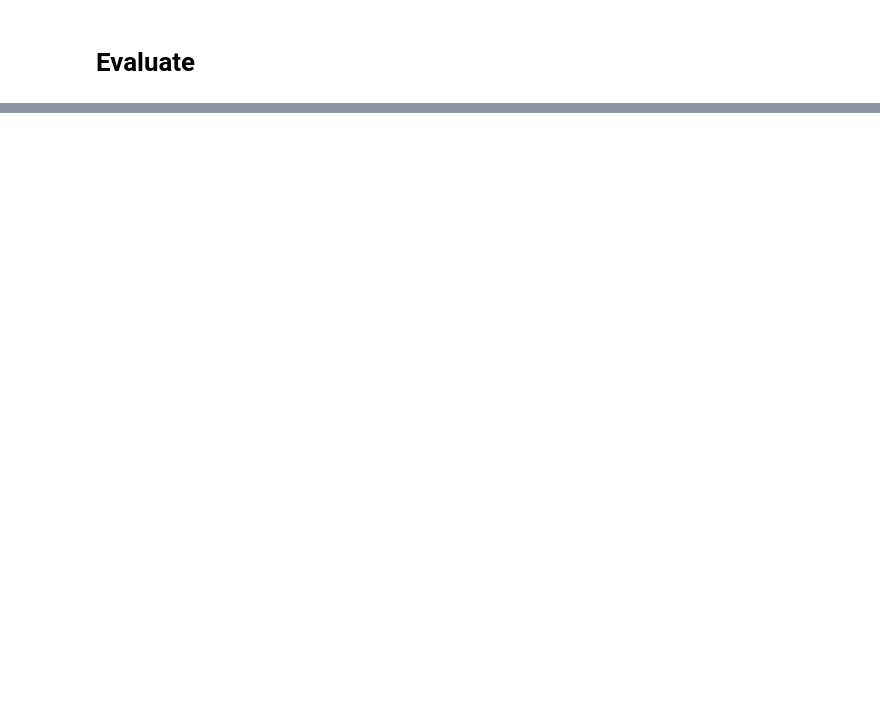
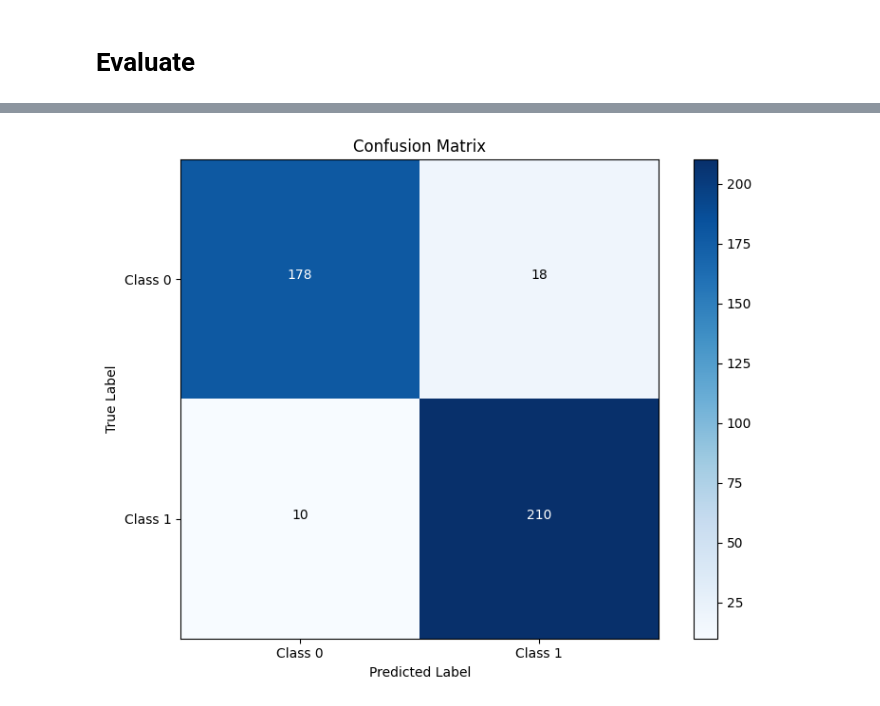
Before and after one commit to nguyencongdanh21/Machine-Vision, a Jupyter notebook: Model_Detection_Basketball_ver1_1.ipynb, the cells around one changed output, grey strips where cells are left out. Drawn from its saved outputs; the diff is of its cells as text; code cells hidden in the pictures; blank space fills up the shorter version.

```diff
--- a/Model_Detection_Basketball_ver1_1.ipynb
+++ b/Model_Detection_Basketball_ver1_1.ipynb
@@ -43,7 +43,7 @@ filelist_Training = tf.data.Dataset.list_files(str(train_root/'*/*'))
 
 # Part data test
 test_root = Path('test/')
-filelist_Testing = tf.data.Dataset.list_files(str(test_root/'*'))
+filelist_Testing = tf.data.Dataset.list_files(str(test_root/'*/*'))
 
 # Part data validation
 val_root = Path('validation/')
@@ -130,7 +117,7 @@ test_dataset_validation = test_dataset_validation.prefetch(2) # chia luồn data
 # %%
 #build data testing
 test_dataset = filelist_Testing.shuffle(datatest_size)
-test_dataset = test_dataset.map(preprocessing_For_TEST,num_parallel_calls=tf.data.AUTOTUNE) # Process each element + get labels => train_ds = pixel val and labels
+test_dataset = test_dataset.map(preprocessing,num_parallel_calls=tf.data.AUTOTUNE) # Process each element + get labels => train_ds = pixel val and labels
 test_dataset = test_dataset.batch(batch_size)
 test_dataset = test_dataset.prefetch(2) # chia luồn data
 # %% [markdown]
@@ -251,0 +221,61 @@ plt.show()
+# %%
+# Evaluate model on test dataset
+evaluation = model.evaluate(test_dataset)
+print("Test Loss:", evaluation[0])
+print("Test Accuracy:", evaluation[1])
+
+# Lấy nhãn thực tế và nhãn dự đoán từ test_dataset
+y_test = []
+y_pred = []
+for image, label in test_dataset:
+    # Dự đoán nhãn cho từng ảnh trong test_dataset
+    predictions = model.predict(image)
+    # Lấy nhãn dự đoán của mỗi ảnh
+    predicted_labels = np.argmax(predictions, axis=1)
+    y_pred.extend(predicted_labels)
+    # Lấy nhãn thực tế của mỗi ảnh
+    true_labels = np.argmax(label.numpy(), axis=1)
+    y_test.extend(true_labels)
+
+# Chuyển đổi y_test và y_pred thành numpy arrays
+y_test = np.array(y_test)
+y_pred = np.array(y_pred)
+
+precision = metrics.precision_score(y_test, y_pred)
+recall = metrics.recall_score(y_test, y_pred)
+f1_score = metrics.f1_score(y_test, y_pred)
+
+print("Precision:", precision)
+print("Recall:", recall)
+print("F1-score:", f1_score)
+
+# Tính toán confusion matrix
+confusion_matrix = metrics.confusion_matrix(y_test, y_pred)
+
+# In kết quả confusion matrix
+print("Confusion Matrix:")
+print(confusion_matrix)
+
+# Vẽ biểu đồ confusion matrix
+plt.figure(figsize=(8, 6))
+plt.imshow(confusion_matrix, interpolation='nearest', cmap=plt.cm.Blues)
+plt.title("Confusion Matrix")
+plt.colorbar()
+classes = ["Class 0", "Class 1"]
+tick_marks = np.arange(len(classes))
+plt.xticks(tick_marks, classes)
+plt.yticks(tick_marks, classes)
+plt.xlabel("Predicted Label")
+plt.ylabel("True Label")
+plt.tight_layout()
+
+# Đánh dấu số lượng mẫu trong từng ô của confusion matrix
+thresh = confusion_matrix.max() / 2.
+for i in range(confusion_matrix.shape[0]):
+    for j in range(confusion_matrix.shape[1]):
+        plt.text(j, i, format(confusion_matrix[i, j], 'd'),
+                 horizontalalignment="center",
+                 color="white" if confusion_matrix[i, j] > thresh else "black")
+
+plt.show()
+# %% [output]
@@ -251,0 +299 @@ plt.show()
+[figure, added]
```
Also changed, not shown: parts of 7 cells of this notebook.
